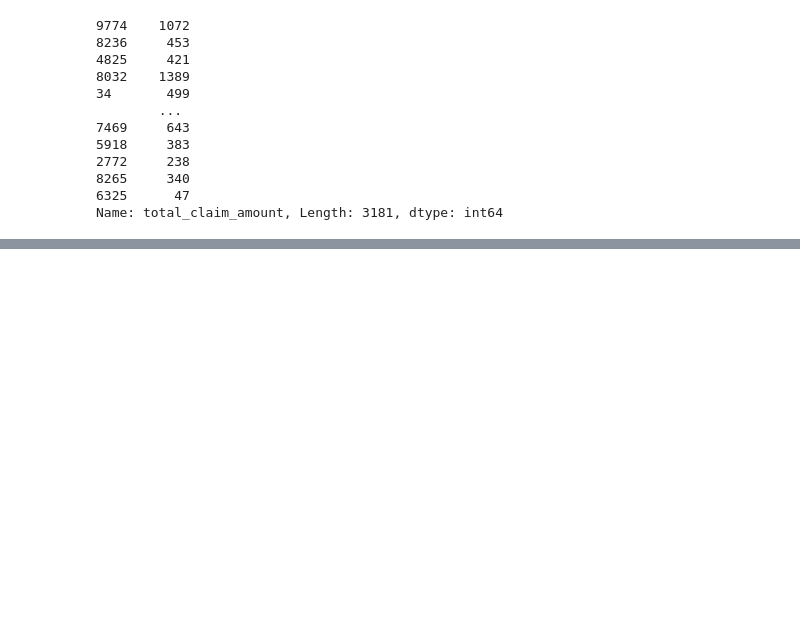
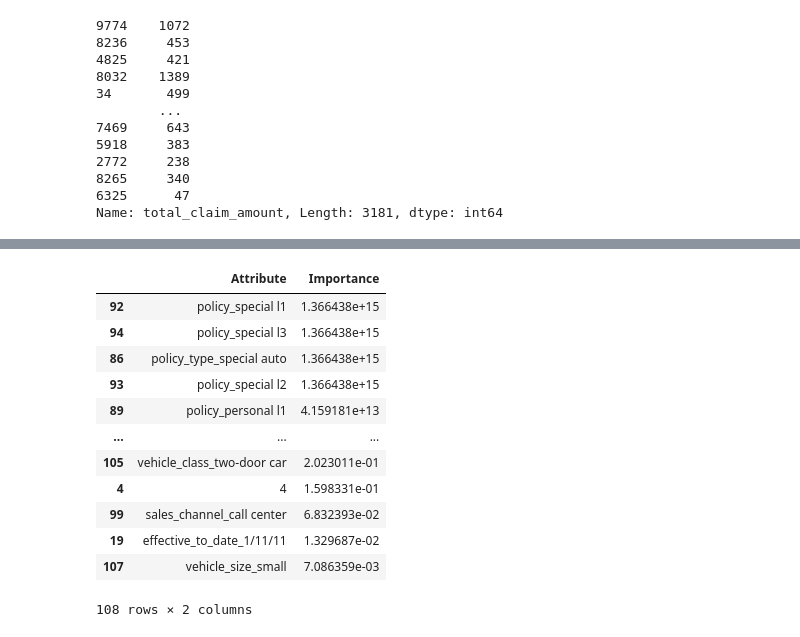
Before and after one commit to mlnima/ironhack-lab, a Jupyter notebook: week4/day2/week4-day2-1.ipynb, the cells around one changed output, grey strips where cells are left out. Saved outputs shown, nothing was run; the diff lists cells and outputs as text; code cells hidden in the pictures; blank space fills up the shorter version.

```diff
--- a/week4/day2/week4-day2-1.ipynb
+++ b/week4/day2/week4-day2-1.ipynb
@@ -201,0 +225,16 @@ ax[2].plot(y_pred,np.zeros(len(y_pred)),linestyle='dashed')
+# %%
+features_importances
+# %% [output]
+|  | Attribute | Importance |
+| 92 | policy_special l1 | 1.366438e+15 |
+| 94 | policy_special l3 | 1.366438e+15 |
+| 86 | policy_type_special auto | 1.366438e+15 |
+| 93 | policy_special l2 | 1.366438e+15 |
+| 89 | policy_personal l1 | 4.159181e+13 |
+| ... | ... | ... |
+| 105 | vehicle_class_two-door car | 2.023011e-01 |
+| 4 | 4 | 1.598331e-01 |
+| 99 | sales_channel_call center | 6.832393e-02 |
+| 19 | effective_to_date_1/11/11 | 1.329687e-02 |
+| 107 | vehicle_size_small | 7.086359e-03 |
+108 rows × 2 columns
```
Also changed, not shown: parts of 28 cells of this notebook, 10 other files.
